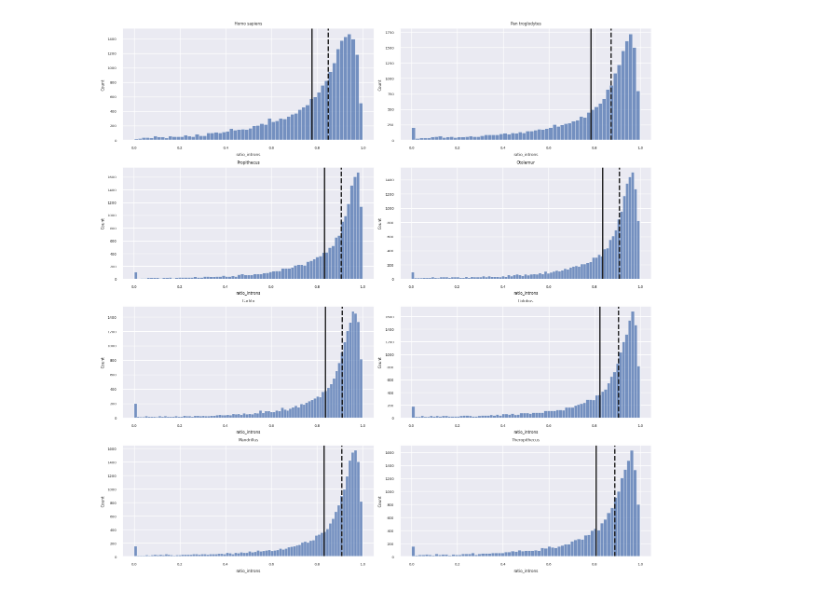
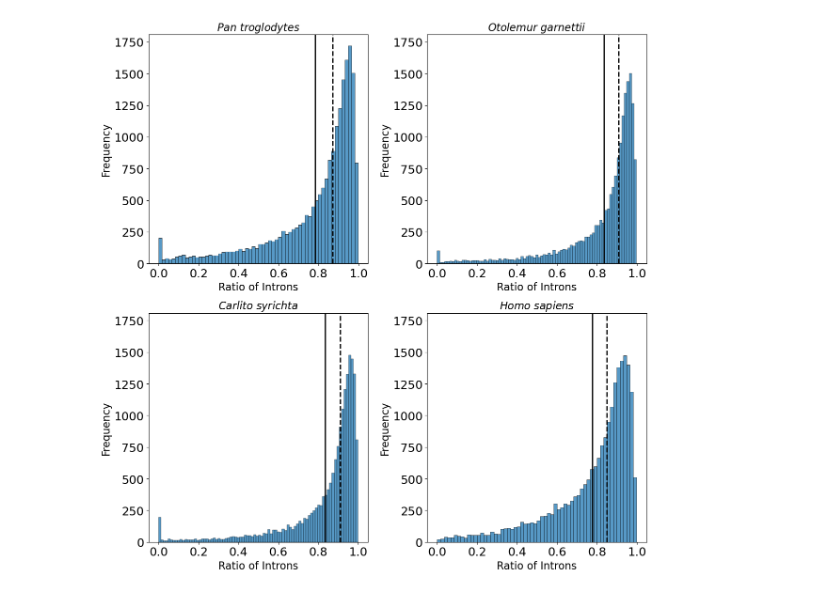
Before and after one commit to RoseCollot/Stage_CSTB_2025, a Jupyter notebook: code/statistics/graphs_outliers.ipynb, the cells around one changed output. Drawn from its saved outputs; the diff is of its cells as text; code cells hidden in the pictures.

```diff
--- a/code/statistics/graphs_outliers.ipynb
+++ b/code/statistics/graphs_outliers.ipynb
@@ -6,71 +6,55 @@ import seaborn.objects as so
 from matplotlib.gridspec import GridSpec
 from pandas.plotting import table
 # %%
-
-df_homo = pd.read_csv('/home/collot/stage/collot/collot/out_stats/output_dataframes/GCF_000001405.40/df_stats')
-df_pan_tro = pd.read_csv('/home/collot/stage/collot/collot/out_stats/output_dataframes/GCF_028858775.2/df_stats')
-df_propi = pd.read_csv('/home/collot/stage/collot/collot/out_stats/output_dataframes/GCF_000956105.1/df_stats')
+df_pan_tro_control = pd.read_csv('/home/collot/stage/collot/collot/out_stats/output_dataframes/GCF_028858775.2/df_stats')
 df_otolemur = pd.read_csv('/home/collot/stage/collot/collot/out_stats/output_dataframes/GCF_000181295.1/df_stats')
 df_carlito = pd.read_csv('/home/collot/stage/collot/collot/out_stats/output_dataframes/GCF_000164805.1/df_stats')
-df_colobus = pd.read_csv('/home/collot/stage/collot/collot/out_stats/output_dataframes/GCF_000951035.1/df_stats')
-df_mandrillus = pd.read_csv('/home/collot/stage/collot/collot/out_stats/output_dataframes/GCF_000951045.1/df_stats')
-df_control = pd.read_csv('/home/collot/stage/collot/collot/out_stats/output_dataframes/GCF_003255815.1/df_stats')
+df_homo = pd.read_csv('/home/collot/stage/collot/collot/out_stats/output_dataframes/GCF_000001405.40/df_stats')
 
 # Create the figure and grid layout
-fig = plt.figure(figsize=(12, 12))  # Adjust figure size
-gs = GridSpec(4, 2, figure=fig)  # Create a 4x2 grid
+fig = plt.figure(figsize=(12, 12))
+gs = GridSpec(2, 2, figure=fig)
+title_font = {'weight': 'normal','size': 16}
 
 # Add each plot to the grid
 ax1 = fig.add_subplot(gs[0, 0])
-sns.histplot(df_homo['ratio_introns'], ax=ax1)
-ax1.set_title("Homo sapiens")
-ax1.axvline(df_homo['ratio_introns'].mean(), color='k', lw=2)
-ax1.axvline(df_homo['ratio_introns'].median(), color='k', ls='--', lw=2)
+sns.histplot(df_pan_tro_control['ratio_introns'], ax=ax1)
+ax1.set_title(r"$\it{Pan\ troglodytes}$", fontdict=title_font)
+ax1.axvline(df_pan_tro_control['ratio_introns'].mean(), color='k', lw=2)
+ax1.axvline(df_pan_tro_control['ratio_introns'].median(), color='k', ls='--', lw=2)
+ax1.tick_params(axis='both', which='major', labelsize=18)
+ax1.set_xlabel("Ratio of Introns", fontsize=16)
+ax1.set_ylabel("Frequency", fontsize=16)
 
-ax2 = fig.add_subplot(gs[0, 1])
-sns.histplot(df_pan_tro['ratio_introns'], ax=ax2)
-ax2.set_title("Pan troglodytes")
-ax2.axvline(df_pan_tro['ratio_introns'].mean(), color='k', lw=2)
-ax2.axvline(df_pan_tro['ratio_introns'].median(), color='k', ls='--', lw=2)
+ax2 = fig.add_subplot(gs[0, 1], sharey=ax1)
+sns.histplot(df_otolemur['ratio_introns'], ax=ax2)
+ax2.set_title(r"$\it{Otolemur\ garnettii}$", fontdict=title_font)
+ax2.axvline(df_otolemur['ratio_introns'].mean(), color='k', lw=2)
+ax2.axvline(df_otolemur['ratio_introns'].median(), color='k', ls='--', lw=2)
+ax2.tick_params(axis='both', which='major', labelsize=18)
+ax2.set_xlabel("Ratio of Introns", fontsize=16)
+ax2.set_ylabel("Frequency", fontsize=16)
 
-ax3 = fig.add_subplot(gs[1, 0])
-sns.histplot(df_propi['ratio_introns'], ax=ax3)
-ax3.set_title("Propithecus")
-ax3.axvline(df_propi['ratio_introns'].mean(), color='k', lw=2)
-ax3.axvline(df_propi['ratio_introns'].median(), color='k', ls='--', lw=2)
+ax3 = fig.add_subplot(gs[1, 0],sharey=ax1)
+sns.histplot(df_carlito['ratio_introns'], ax=ax3)
+ax3.set_title(r"$\it{Carlito\ syrichta}$", fontdict=title_font)
+ax3.axvline(df_carlito['ratio_introns'].mean(), color='k', lw=2)
+ax3.axvline(df_carlito['ratio_introns'].median(), color='k', ls='--', lw=2)
+ax3.tick_params(axis='both', which='major', labelsize=18)
+ax3.set_xlabel("Ratio of Introns", fontsize=16)
+ax3.set_ylabel("Frequency", fontsize=16)
 
-ax4 = fig.add_subplot(gs[1, 1])
-sns.histplot(df_otolemur['ratio_introns'], ax=ax4)
-ax4.set_title("Otolemur")
-ax4.axvline(df_otolemur['ratio_introns'].mean(), color='k', lw=2)
-ax4.axvline(df_otolemur['ratio_introns'].median(), color='k', ls='--', lw=2)
-
-ax5 = fig.add_subplot(gs[2, 0])
-sns.histplot(df_carlito['ratio_introns'], ax=ax5)
-ax5.set_title("Carlito")
-ax5.axvline(df_carlito['ratio_introns'].mean(), color='k', lw=2)
-ax5.axvline(df_carlito['ratio_introns'].median(), color='k', ls='--', lw=2)
-
-ax6 = fig.add_subplot(gs[2, 1])
-sns.histplot(df_colobus['ratio_introns'], ax=ax6)
-ax6.set_title("Colobus")
-ax6.axvline(df_colobus['ratio_introns'].mean(), color='k', lw=2)
-ax6.axvline(df_colobus['ratio_introns'].median(), color='k', ls='--', lw=2)
-
-ax7 = fig.add_subplot(gs[3, 0])
-sns.histplot(df_mandrillus['ratio_introns'], ax=ax7)
-ax7.set_title("Mandrillus")
-ax7.axvline(df_mandrillus['ratio_introns'].mean(), color='k', lw=2)
-ax7.axvline(df_mandrillus['ratio_introns'].median(), color='k', ls='--', lw=2)
-
-ax8 = fig.add_subplot(gs[3, 1])
-sns.histplot(df_control['ratio_introns'], ax=ax8)
-ax8.set_title("Theropithecus")
-ax8.axvline(df_control['ratio_introns'].mean(), color='k', lw=2)
-ax8.axvline(df_control['ratio_introns'].median(), color='k', ls='--', lw=2)
+ax4 = fig.add_subplot(gs[1, 1],sharey=ax1)
+sns.histplot(df_homo['ratio_introns'], ax=ax4)
+ax4.set_title(r"$\it{Homo\ sapiens}$", fontdict=title_font)
+ax4.axvline(df_homo['ratio_introns'].mean(), color='k', lw=2)
+ax4.axvline(df_homo['ratio_introns'].median(), color='k', ls='--', lw=2)
+ax4.tick_params(axis='both', which='major', labelsize=18)
+ax4.set_xlabel("Ratio of Introns", fontsize=16)
+ax4.set_ylabel("Frequency", fontsize=16)
 
 # Adjust layout
 plt.tight_layout()
 plt.show()
 # %% [output]
-[figure, old version]
+[figure, new version]
```
Also changed, not shown: parts of 2 cells of this notebook, 11 other files.
